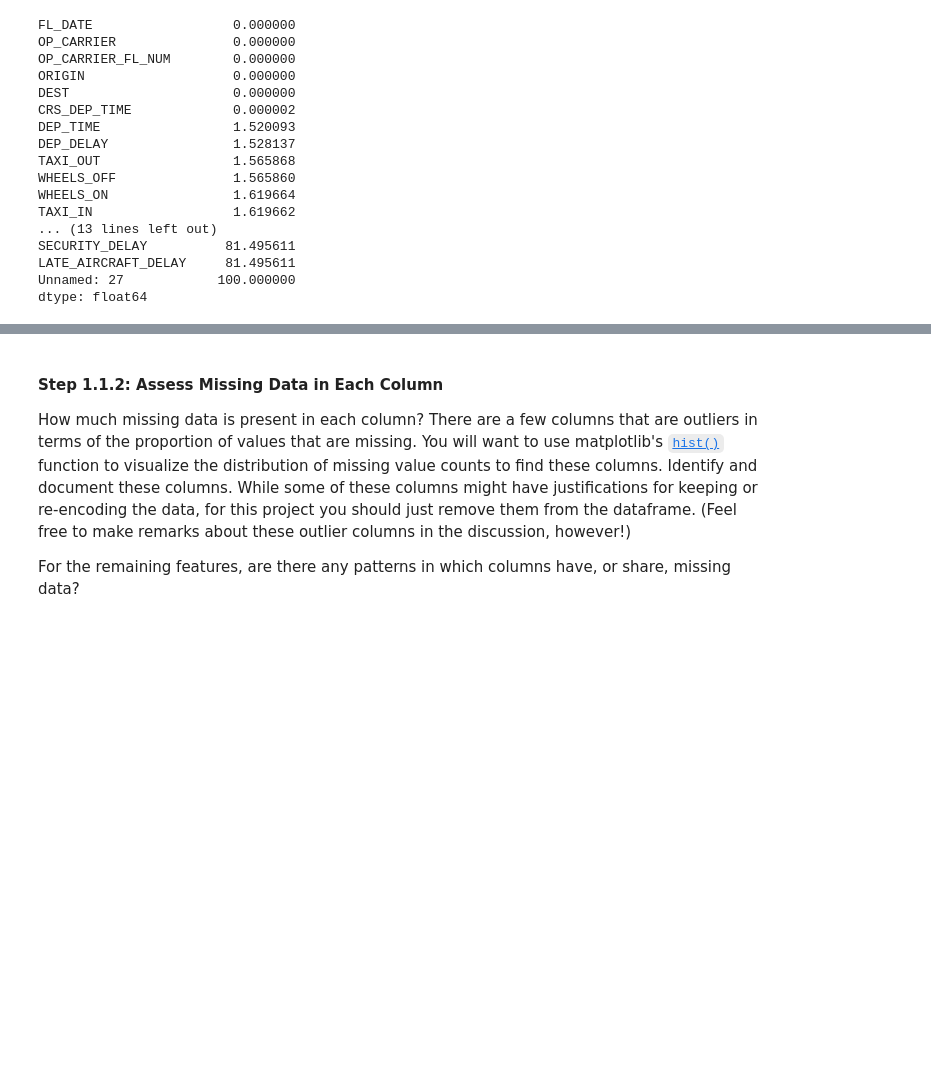
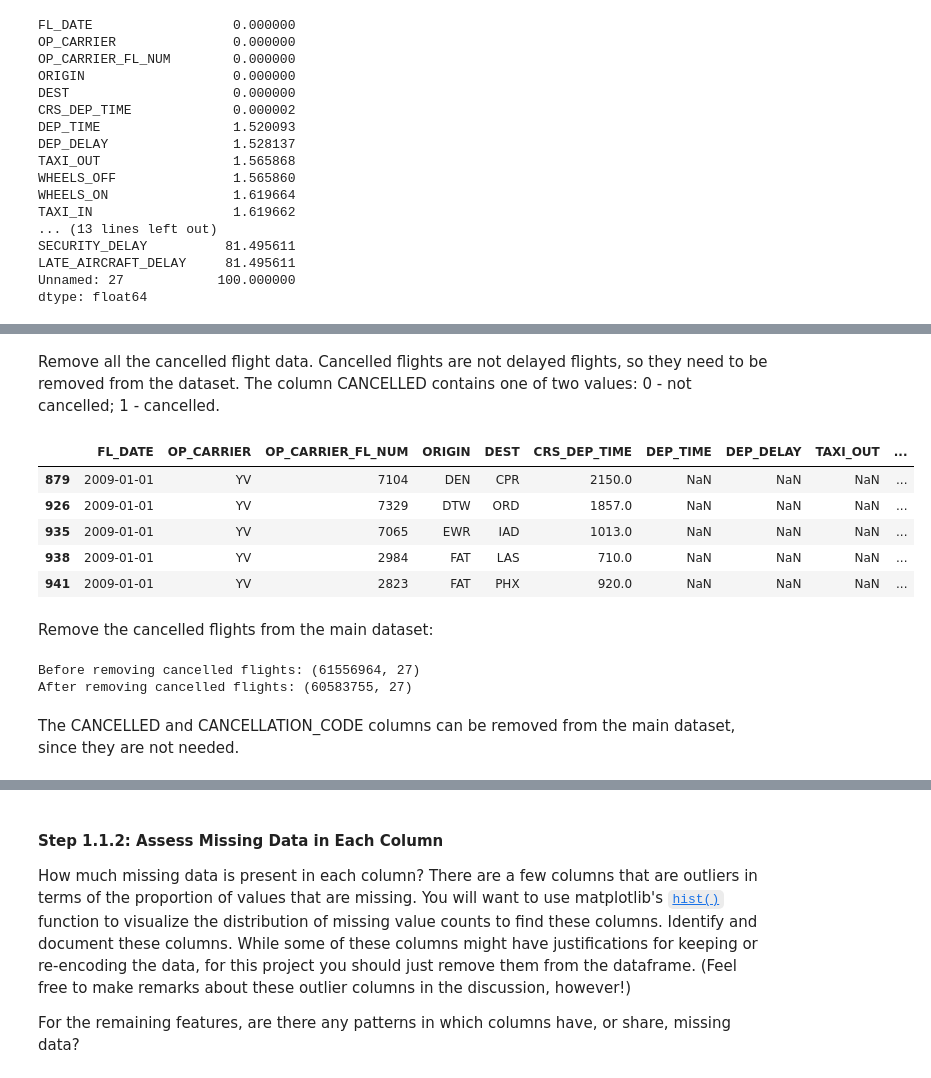
Before and after one commit to misterpsmith/wgu-d195, a Jupyter notebook: flight-delay-causes.ipynb, the cells around one changed output, grey strips where cells are left out. Saved outputs shown, nothing was run; the diff lists cells and outputs as text; code cells hidden in the pictures; blank space fills up the shorter version.

```diff
--- a/flight-delay-causes.ipynb
+++ b/flight-delay-causes.ipynb
@@ -18,6 +18,9 @@ from sklearn.cluster import KMeans
 
 # magic word for producing visualizations in notebook
 %matplotlib inline
+
+# Display all rows.
+pd.set_option('display.max_columns', None)
 # %% [markdown]
 ### Loading the Data:
 
@@ -346,26 +306,0 @@ array(['XE', 'YV', 'NW', 'OH', 'OO', 'UA', 'US', 'WN', 'EV', 'F9', 'FL',
-# %%
-years['OP_CARRIER'].replace({
-    'UA': 'United Airlines',
-    'AS': 'Alaska Airlines',
-    '9E': 'Endeavor Air',
-    'B6': 'JetBlue Airways',
-    'EV': 'ExpressJet',
-    'F9': 'Frontier Airlines',
-    'G4': 'Allegiant Air',
-    'HA': 'Hawaiian Airlines',
-    'MQ': 'Envoy Air',
-    'NK': 'Spirit Airlines',
-    'OH': 'PSA Airlines',
-    'OO': 'SkyWest Airlines',
-    'VX': 'Virgin America',
-    'WN': 'Southwest Airlines',
-    'YV': 'Mesa Airline',
-    'YX': 'Republic Airways',
-    'AA': 'American Airlines',
-    'DL': 'Delta Airlines',
-    'XE': 'JSX',
-    'NW': 'Northwest Airlines',
-    'US': 'US Airways',
-    'FL': 'Airtran Airways',
-    'CO': 'Continental Airlines'
-}, inplace = True)
@@ -422,0 +307,8 @@ print(count_nan(azdias))
+# %%
+# Remove 'Unnamed: 27' column since it is all NaNs.
+
+years.drop(['Unnamed: 27'], axis = 1, inplace = True)
+
+# Show row and column count.
+
+print(years.shape)
@@ -422,0 +330,38 @@ print(count_nan(azdias))
+# %% [markdown]
+Remove all the cancelled flight data. Cancelled flights are not delayed flights, so they need to be removed from the dataset. The column CANCELLED contains one of two values: 0 - not cancelled; 1 - cancelled.
+# %%
+# Create a dataset with all of the cancelled flights.
+
+cancelled_flights = years[(years['CANCELLED'] == 1)]
+
+# Show a sample of the cancelled_flights dataset.
+
+cancelled_flights.head()
+# %% [output]
+|  | FL_DATE | OP_CARRIER | OP_CARRIER_FL_NUM | ORIGIN | DEST | CRS_DEP_TIME | DEP_TIME | DEP_DELAY | TAXI_OUT | ... |
+| 879 | 2009-01-01 | YV | 7104 | DEN | CPR | 2150.0 | NaN | NaN | NaN | ... |
+| 926 | 2009-01-01 | YV | 7329 | DTW | ORD | 1857.0 | NaN | NaN | NaN | ... |
+| 935 | 2009-01-01 | YV | 7065 | EWR | IAD | 1013.0 | NaN | NaN | NaN | ... |
+| 938 | 2009-01-01 | YV | 2984 | FAT | LAS | 710.0 | NaN | NaN | NaN | ... |
+| 941 | 2009-01-01 | YV | 2823 | FAT | PHX | 920.0 | NaN | NaN | NaN | ... |
+# %% [markdown]
+Remove the cancelled flights from the main dataset:
+# %%
+# Cancelled flights are removed from the main dataset.
+
+# Show the number of rows and columns before the cancelled flights are removed.
+
+print("Before removing cancelled flights:", years.shape)
+
+# Remove all cancelled flights.
+
+years = years[(years['CANCELLED'] == 0)]
+
+# Show the number of rows and columns after all cancelled flights are removed from the main dataset.
+
+print("After removing cancelled flights:", years.shape)
+# %% [output]
+Before removing cancelled flights: (61556964, 27)
+After removing cancelled flights: (60583755, 27)
+# %% [markdown]
+The CANCELLED and CANCELLATION_CODE columns can be removed from the main dataset, since they are not needed.
```
Also changed, not shown: parts of 57 cells of this notebook.
